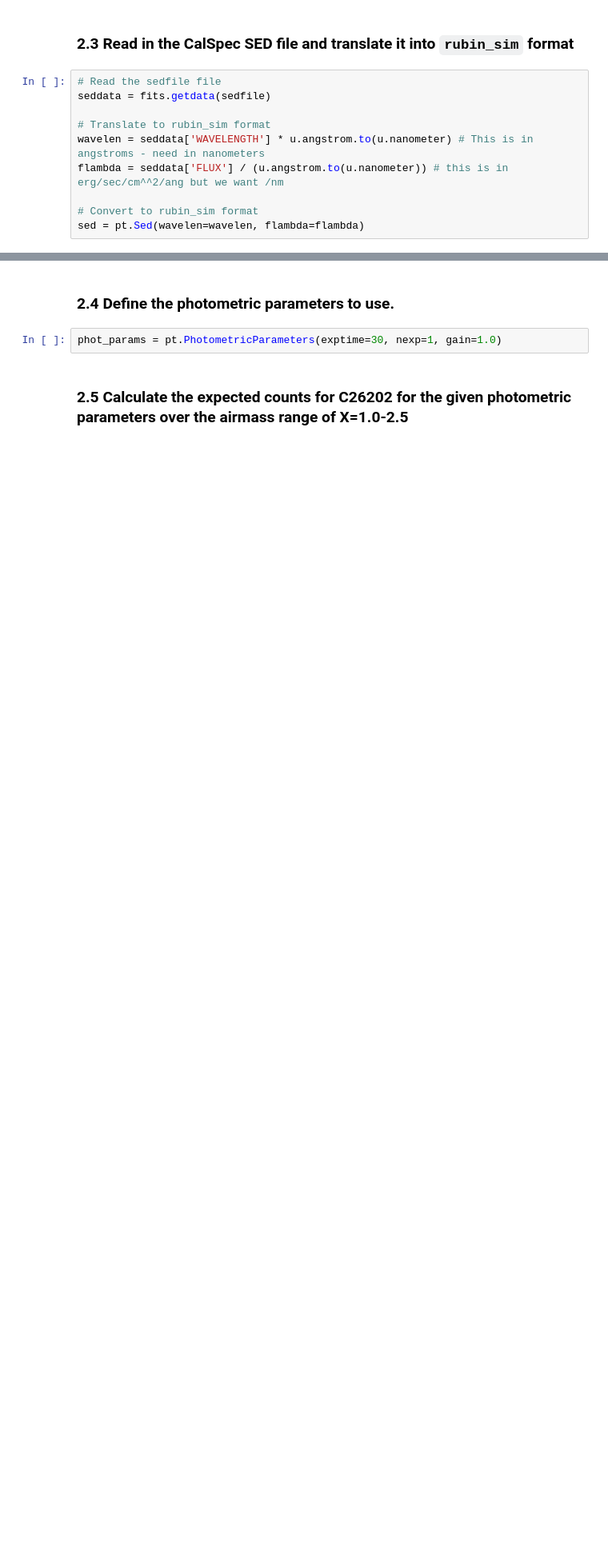
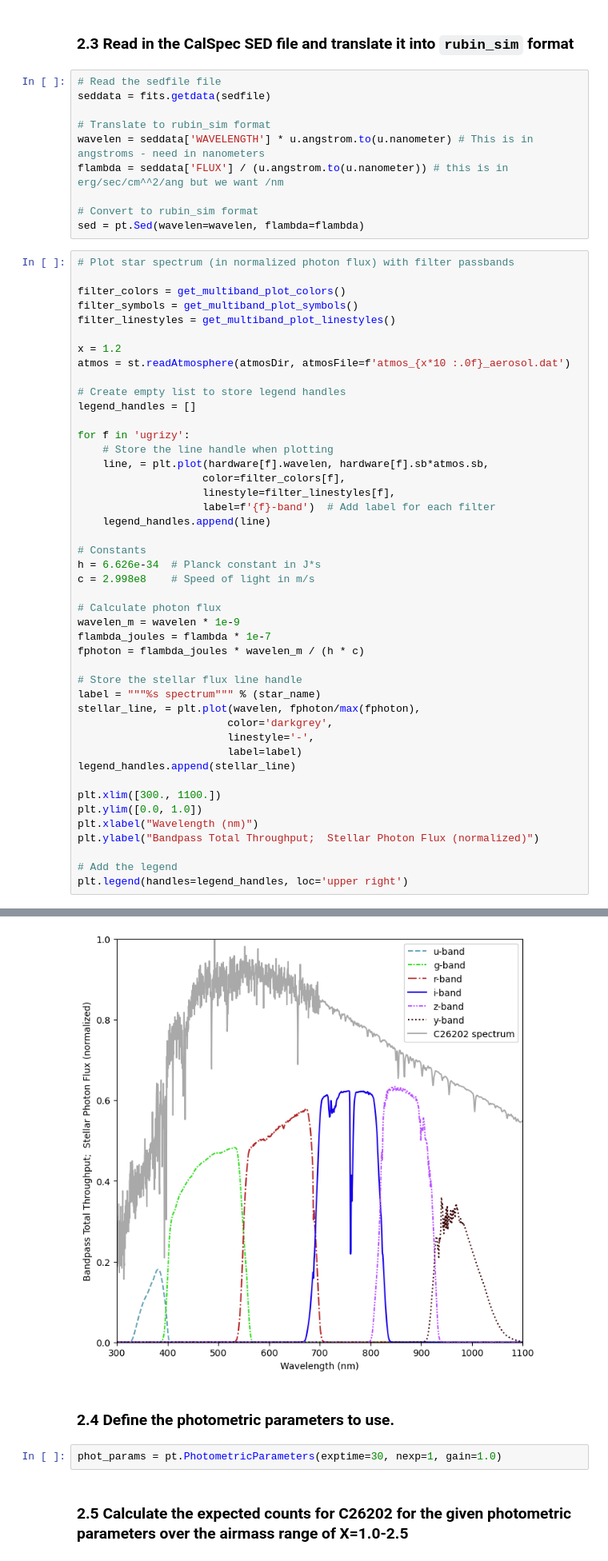
Before and after one commit to lsst-sitcom/sciunit_photocalib, a Jupyter notebook: notebooks/AbsCalib/Throughputs_LSSTComCam_C26202.ipynb, the cells around one changed output, grey strips where cells are left out. Shown at 80% size. Drawn from its saved outputs; the diff is of its cells as text; blank space fills up the shorter version.

```diff
--- a/notebooks/AbsCalib/Throughputs_LSSTComCam_C26202.ipynb
+++ b/notebooks/AbsCalib/Throughputs_LSSTComCam_C26202.ipynb
@@ -199,3 +204,49 @@ flambda = seddata['FLUX'] / (u.angstrom.to(u.nanometer)) # this is in erg/sec/cm
 
 # Convert to rubin_sim format
 sed = pt.Sed(wavelen=wavelen, flambda=flambda)
+# %%
+# Plot star spectrum (in normalized photon flux) with filter passbands
+
+filter_colors = get_multiband_plot_colors()
+filter_symbols = get_multiband_plot_symbols()
+filter_linestyles = get_multiband_plot_linestyles()
+
+x = 1.2
+atmos = st.readAtmosphere(atmosDir, atmosFile=f'atmos_{x*10 :.0f}_aerosol.dat')
+
+# Create empty list to store legend handles
+legend_handles = []
+
+for f in 'ugrizy':
+    # Store the line handle when plotting
+    line, = plt.plot(hardware[f].wavelen, hardware[f].sb*atmos.sb,
+                    color=filter_colors[f],
+                    linestyle=filter_linestyles[f],
+                    label=f'{f}-band')  # Add label for each filter
+    legend_handles.append(line)
+
+# Constants
+h = 6.626e-34  # Planck constant in J*s
+c = 2.998e8    # Speed of light in m/s
+
+# Calculate photon flux
+wavelen_m = wavelen * 1e-9
+flambda_joules = flambda * 1e-7
+fphoton = flambda_joules * wavelen_m / (h * c)
+
+# Store the stellar flux line handle
+label = """%s spectrum""" % (star_name)
+stellar_line, = plt.plot(wavelen, fphoton/max(fphoton),
+                        color='darkgrey',
+                        linestyle='-',
+                        label=label)
+legend_handles.append(stellar_line)
+
+plt.xlim([300., 1100.])
+plt.ylim([0.0, 1.0])
+plt.xlabel("Wavelength (nm)")
+plt.ylabel("Bandpass Total Throughput;  Stellar Photon Flux (normalized)")
+
+# Add the legend
+plt.legend(handles=legend_handles, loc='upper right')
+# %% [output]
@@ -202,3 +254,4 @@ sed = pt.Sed(wavelen=wavelen, flambda=flambda)
+[figure, added]
 # %% [markdown]
 ### 2.4 Define the photometric parameters to use.
 # %%
```
Also changed, not shown: parts of 6 cells of this notebook.
